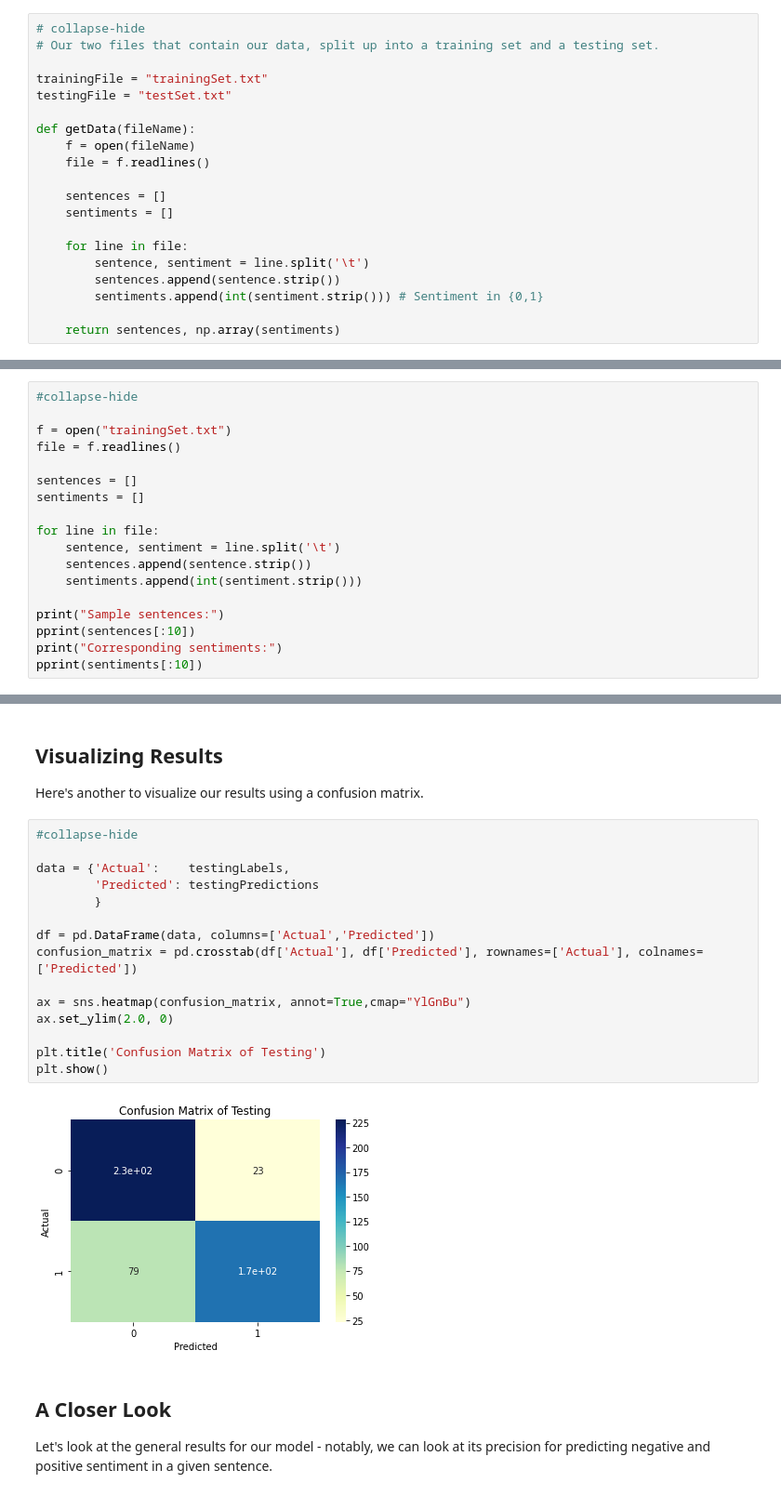
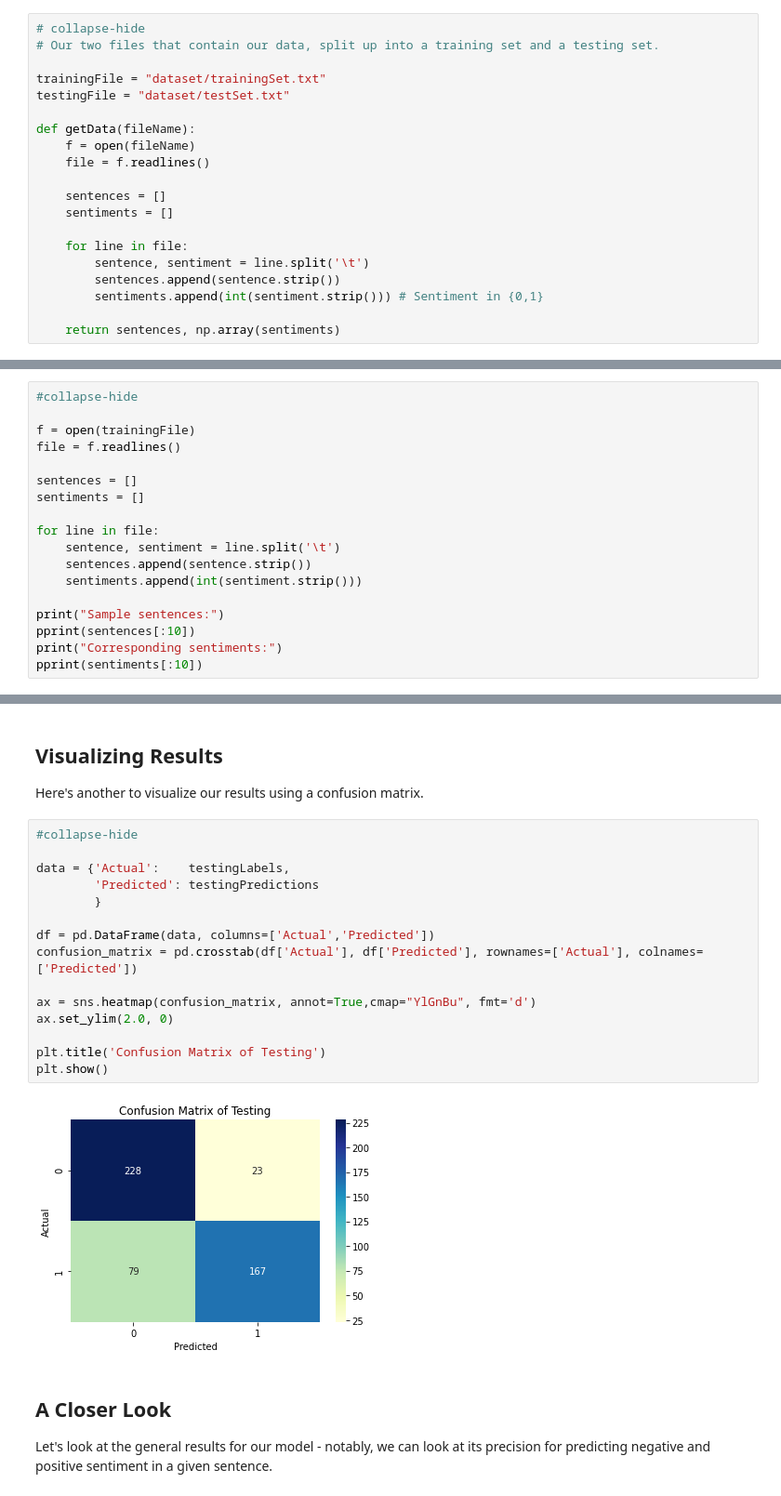
Before and after one commit to laurajjiang/capstone_ai_education, a Jupyter notebook: notebooks/2021-01-10-Text Classification.ipynb, the cells around one changed output, grey strips where cells are left out. Shown: that part at 93% size. Cells and saved outputs as stored; diff of their text form.

```diff
--- a/notebooks/2021-01-10-Text Classification.ipynb
+++ b/notebooks/2021-01-10-Text Classification.ipynb
@@ -107,8 +106,8 @@ Open the cell if you'd like to peek into what the function looks like.
 # collapse-hide
 # Our two files that contain our data, split up into a training set and a testing set.
 
-trainingFile = "trainingSet.txt"
-testingFile = "testSet.txt"
+trainingFile = "dataset/trainingSet.txt"
+testingFile = "dataset/testSet.txt"
 
 def getData(fileName):
     f = open(fileName)
@@ -133,7 +132,7 @@ Let's take a peek at what this data looks like:
 # %%
 #collapse-hide
 
-f = open("trainingSet.txt")
+f = open(trainingFile)
 file = f.readlines()
 
 sentences = []
@@ -407,20 +432,20 @@ Here's another to visualize our results using a confusion matrix.
 # %%
 #collapse-hide
 
 data = {'Actual':    testingLabels,
         'Predicted': testingPredictions
         }
 
 df = pd.DataFrame(data, columns=['Actual','Predicted'])
 confusion_matrix = pd.crosstab(df['Actual'], df['Predicted'], rownames=['Actual'], colnames=['Predicted'])
 
-ax = sns.heatmap(confusion_matrix, annot=True,cmap="YlGnBu")
+ax = sns.heatmap(confusion_matrix, annot=True,cmap="YlGnBu", fmt='d')
 ax.set_ylim(2.0, 0)
 
 plt.title('Confusion Matrix of Testing')
 plt.show()
 # %% [output]
-[figure, old version]
+[figure, new version]
 # %% [markdown]
 ## A Closer Look
 
```
Also changed, not shown: parts of 10 cells of this notebook, 12 other files.
